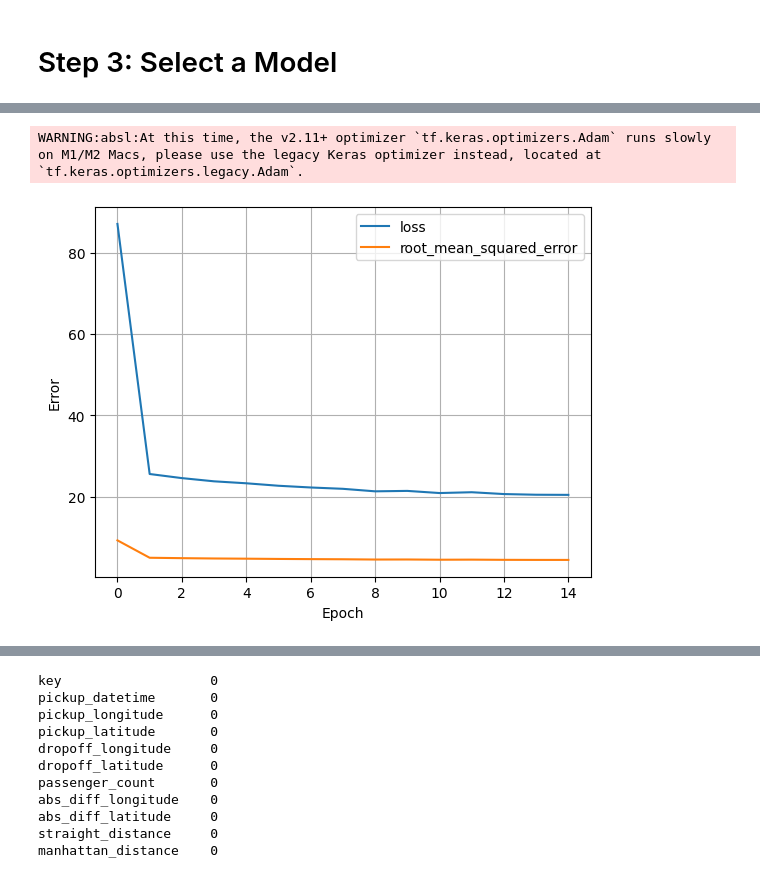
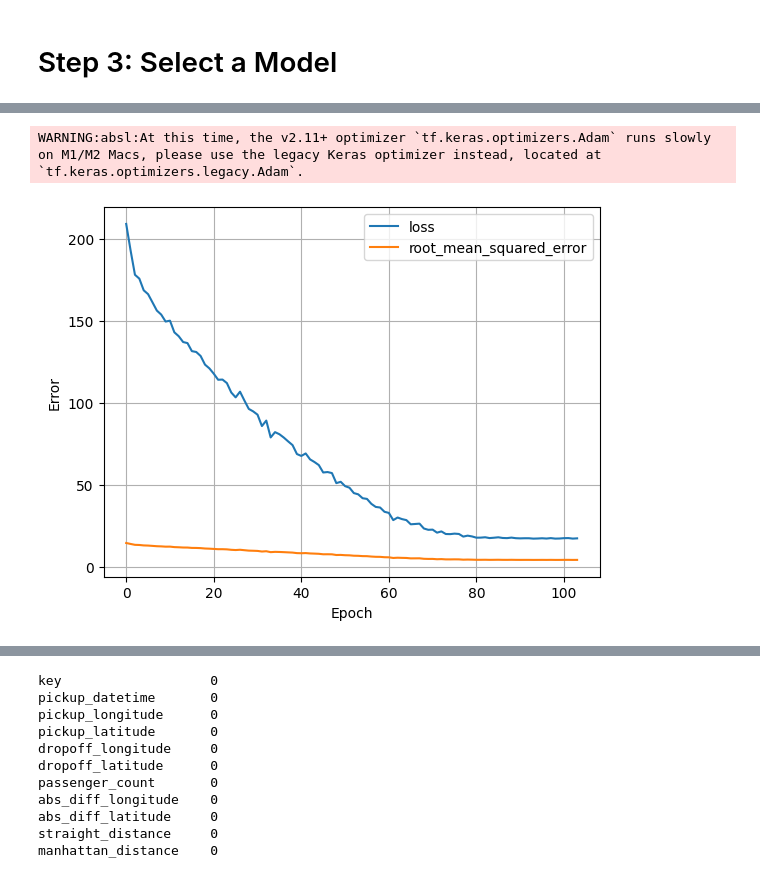
Before and after one commit to Lucscom/MLA_Kaggle_NY_Taxi, a Jupyter notebook: nyc-taxi-fare-final.ipynb, the cells around one changed output, grey strips where cells are left out. Cells and saved outputs as stored; diff of their text form; code cells hidden in the pictures.

```diff
--- a/nyc-taxi-fare-final.ipynb
+++ b/nyc-taxi-fare-final.ipynb
@@ -236,29 +232,29 @@ from keras.callbacks import EarlyStopping
 from keras import regularizers
 import keras
 
-dropout_rate = 0.3
+dropout_rate = 0.2
 
 model = keras.Sequential()
-model.add(keras.layers.Dense(256, activation='relu', input_dim=train_x.shape[1], activity_regularizer=regularizers.l1(0.01)))
+model.add(keras.layers.Dense(256,  activation='relu', input_dim=train_x.shape[1], activity_regularizer=regularizers.l1(0.001)))
 model.add(BatchNormalization())
-keras.layers.Dropout(rate = dropout_rate)
+model.add(keras.layers.Dropout(rate = dropout_rate))
 model.add(keras.layers.Dense(128, activation='relu'))
 model.add(BatchNormalization())
-keras.layers.Dropout(rate = dropout_rate)
+model.add(keras.layers.Dropout(rate = dropout_rate))
 model.add(keras.layers.Dense(64, activation='relu'))
 model.add(BatchNormalization())
-keras.layers.Dropout(rate = dropout_rate)
+model.add(keras.layers.Dropout(rate = dropout_rate))
 model.add(keras.layers.Dense(32, activation='relu'))
 model.add(BatchNormalization())
-keras.layers.Dropout(rate = dropout_rate)
+model.add(keras.layers.Dropout(rate = dropout_rate))
 model.add(keras.layers.Dense(8, activation='relu'))
 model.add(BatchNormalization())
-keras.layers.Dropout(rate = dropout_rate)
+model.add(keras.layers.Dropout(rate = dropout_rate))
 model.add(keras.layers.Dense(1))
 
 model.compile(
     loss='mean_squared_error',
-    optimizer=tf.keras.optimizers.Adam(learning_rate=0.001),
+    optimizer=tf.keras.optimizers.Adam(learning_rate=0.00001),
     metrics=[keras.metrics.RootMeanSquaredError()])
 
 model.summary()
@@ -284,11 +280,11 @@ _________________________________________________________________
 # %%
 from keras.callbacks import EarlyStopping
 # train the model
-epochs = 50
+epochs = 500
 batch_size = 64
 
 # define early stopping callback
-early_stopping = EarlyStopping(monitor='val_loss', patience=10)
+early_stopping = EarlyStopping(monitor='val_root_mean_squared_error', patience=10)
 
 # train the model with early stopping
 history = model.fit(
@@ -320,22 +316,22 @@ Epoch 15/50
 # %%
 def plot_loss(history):
-  plt.plot(history.history['loss'], label='loss')
-  plt.plot(history.history['root_mean_squared_error'], label='root_mean_squared_error')
+  plt.plot(history.history['val_loss'], label='loss')
+  plt.plot(history.history['val_root_mean_squared_error'], label='root_mean_squared_error')
   plt.xlabel('Epoch')
   plt.ylabel('Error')
   plt.legend()
   plt.grid(True)
 
 plot_loss(history)
 
 # Save the entire model as a `.keras` zip archive.
 model.save('my_model.keras')
 
 # load keras model
 model = keras.models.load_model('my_model.keras')
 # %% [output]
 WARNING:absl:At this time, the v2.11+ optimizer `tf.keras.optimizers.Adam` runs slowly on M1/M2 Macs, please use the legacy Keras optimizer instead, located at `tf.keras.optimizers.legacy.Adam`.
-[figure, old version]
+[figure, new version]
 # %%
 # evaluate model performance
 score = model.evaluate(val_x, val_y, verbose=0)
```
Also changed, not shown: parts of 8 cells of this notebook, 2 other files.
